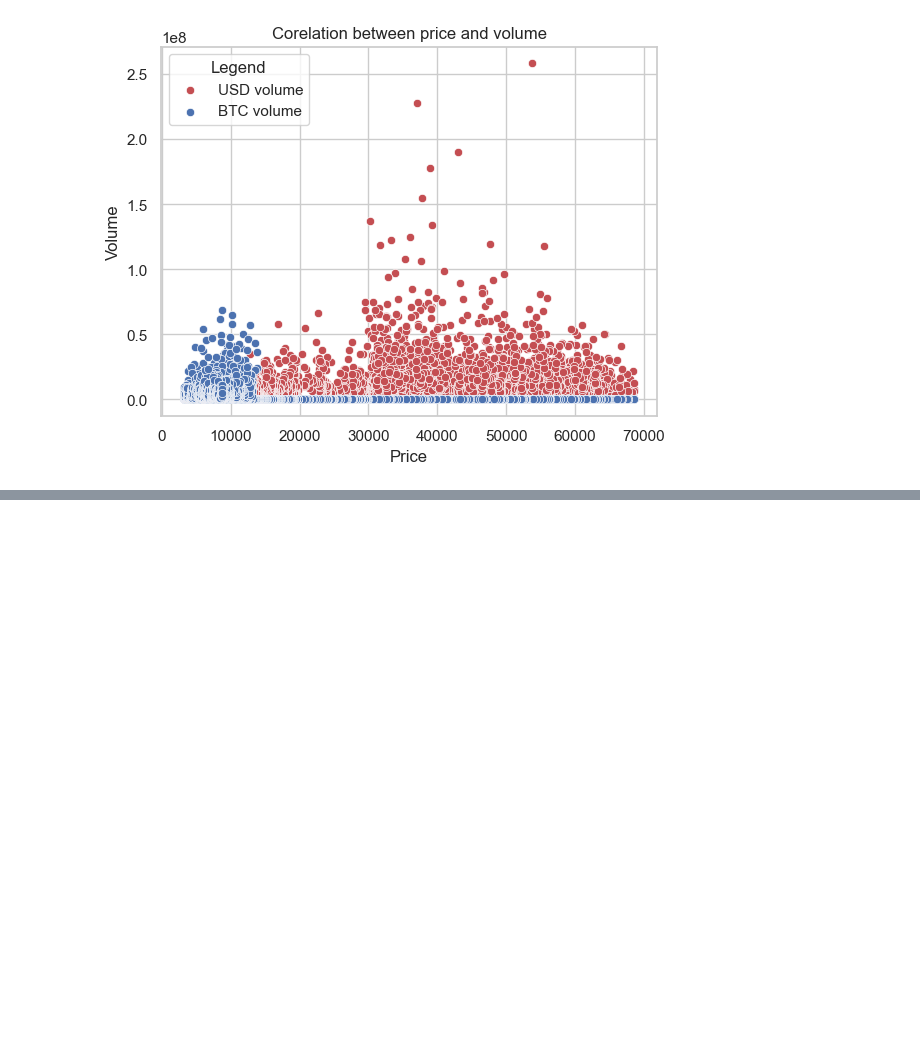
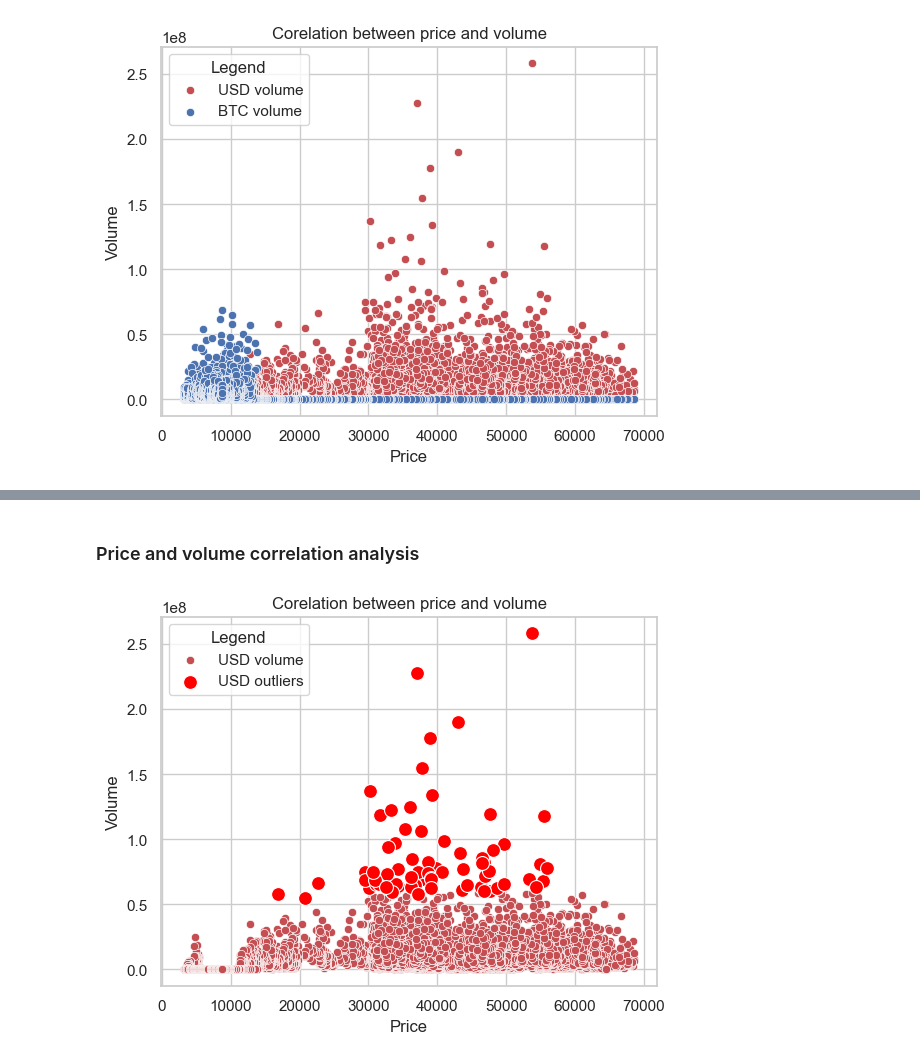
Before and after one commit to iAndRYou/anomalies, a Jupyter notebook: model.ipynb, the cells around one changed output, grey strips where cells are left out. Cells and saved outputs as stored; diff of their text form; code cells hidden in the pictures; blank space fills up the shorter version.

```diff
--- a/model.ipynb
+++ b/model.ipynb
@@ -119,0 +96,15 @@ outliers.describe()
+# %% [markdown]
+### Price and volume correlation analysis
+# %%
+STD_THRESHOLD_VOLUME_USD = 8
+STD_THRESHOLD_VOLUME_BTC = 8
+# %%
+from data_outliers import get_correlation_outliers
+
+# Get the correlation outliers for the Volume USD and Volume BTC
+correlation_outliers_USD = get_correlation_outliers(bitcoin_df, data_column='Volume USD', std_threshold=STD_THRESHOLD_VOLUME_USD)
+correlation_outliers_BTC = get_correlation_outliers(bitcoin_df, data_column='Volume BTC', std_threshold=STD_THRESHOLD_VOLUME_BTC)
+# %%
+plot_price_volume_corelation(bitcoin_df, outliers_USD=correlation_outliers_USD, hide_BTC=True)
+# %% [output]
+[figure, added]
```
Also changed, not shown: parts of 9 cells of this notebook, 1 other file.
